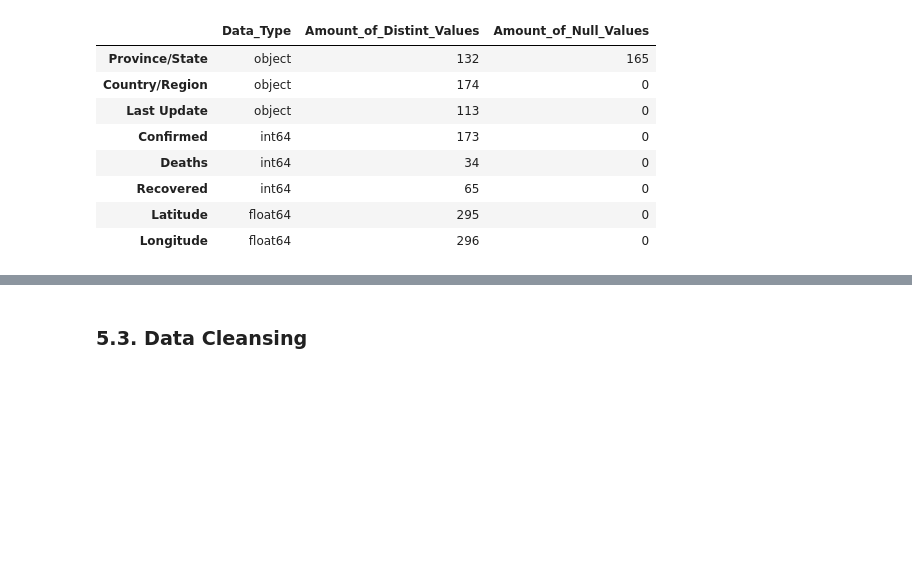
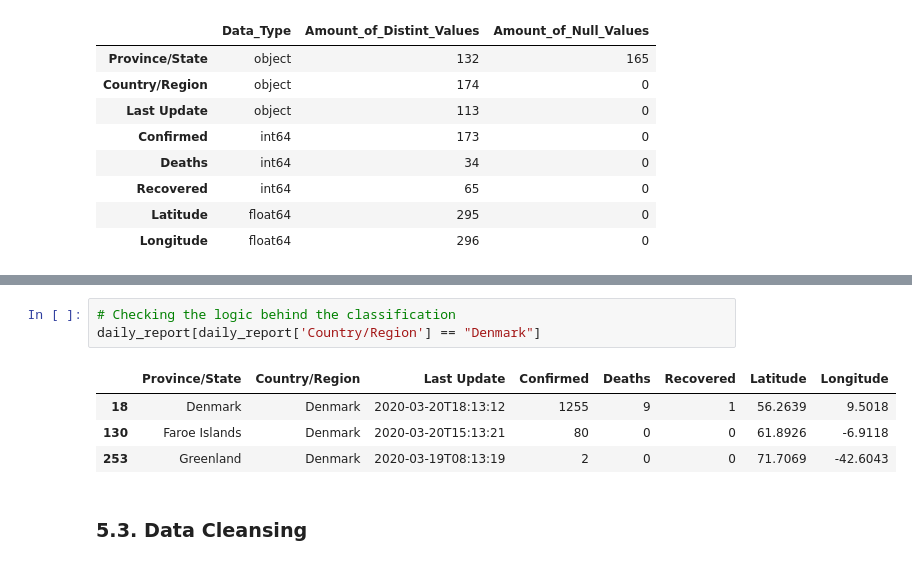
Before and after one commit to BerniHacker/Coronavirus, a Jupyter notebook: Coronavirus_Finland.ipynb, the cells around one changed output, grey strips where cells are left out. Drawn from its saved outputs; the diff is of its cells as text; blank space fills up the shorter version.

```diff
--- a/Coronavirus_Finland.ipynb
+++ b/Coronavirus_Finland.ipynb
@@ -581,3 +624,11 @@ daily_report.head()
+# %%
+# Checking the logic behind the classification
+daily_report[daily_report['Country/Region'] == "Denmark"]
+# %% [output]
+|  | Province/State | Country/Region | Last Update | Confirmed | Deaths | Recovered | Latitude | Longitude |
+| 18 | Denmark | Denmark | 2020-03-20T18:13:12 | 1255 | 9 | 1 | 56.2639 | 9.5018 |
+| 130 | Faroe Islands | Denmark | 2020-03-20T15:13:21 | 80 | 0 | 0 | 61.8926 | -6.9118 |
+| 253 | Greenland | Denmark | 2020-03-19T08:13:19 | 2 | 0 | 0 | 71.7069 | -42.6043 |
 # %% [markdown]
 ### 5.3. Data Cleansing<a name="5.3."></a>
 # %%
```
Also changed, not shown: parts of 52 cells of this notebook, 1 other file.
